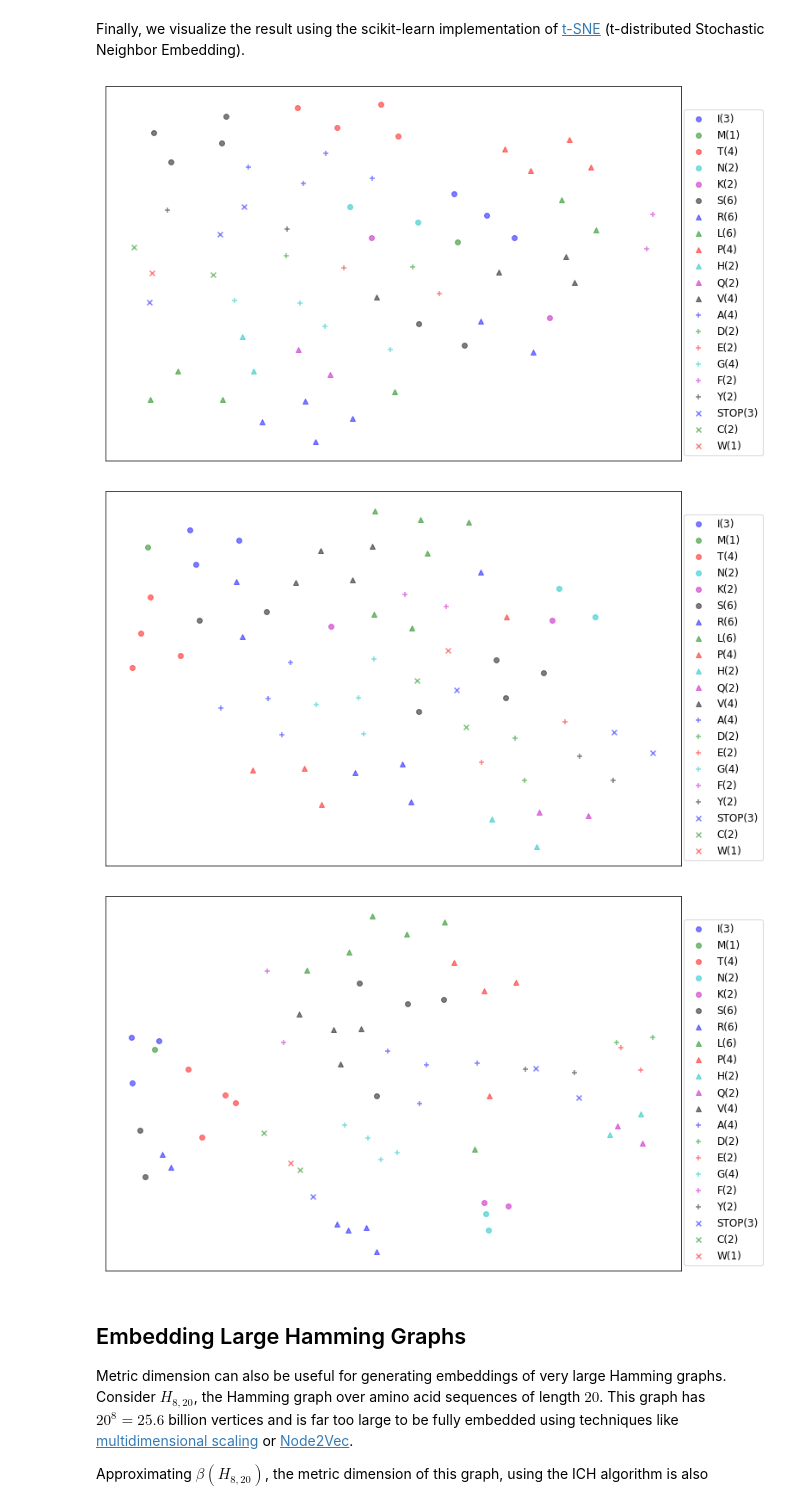
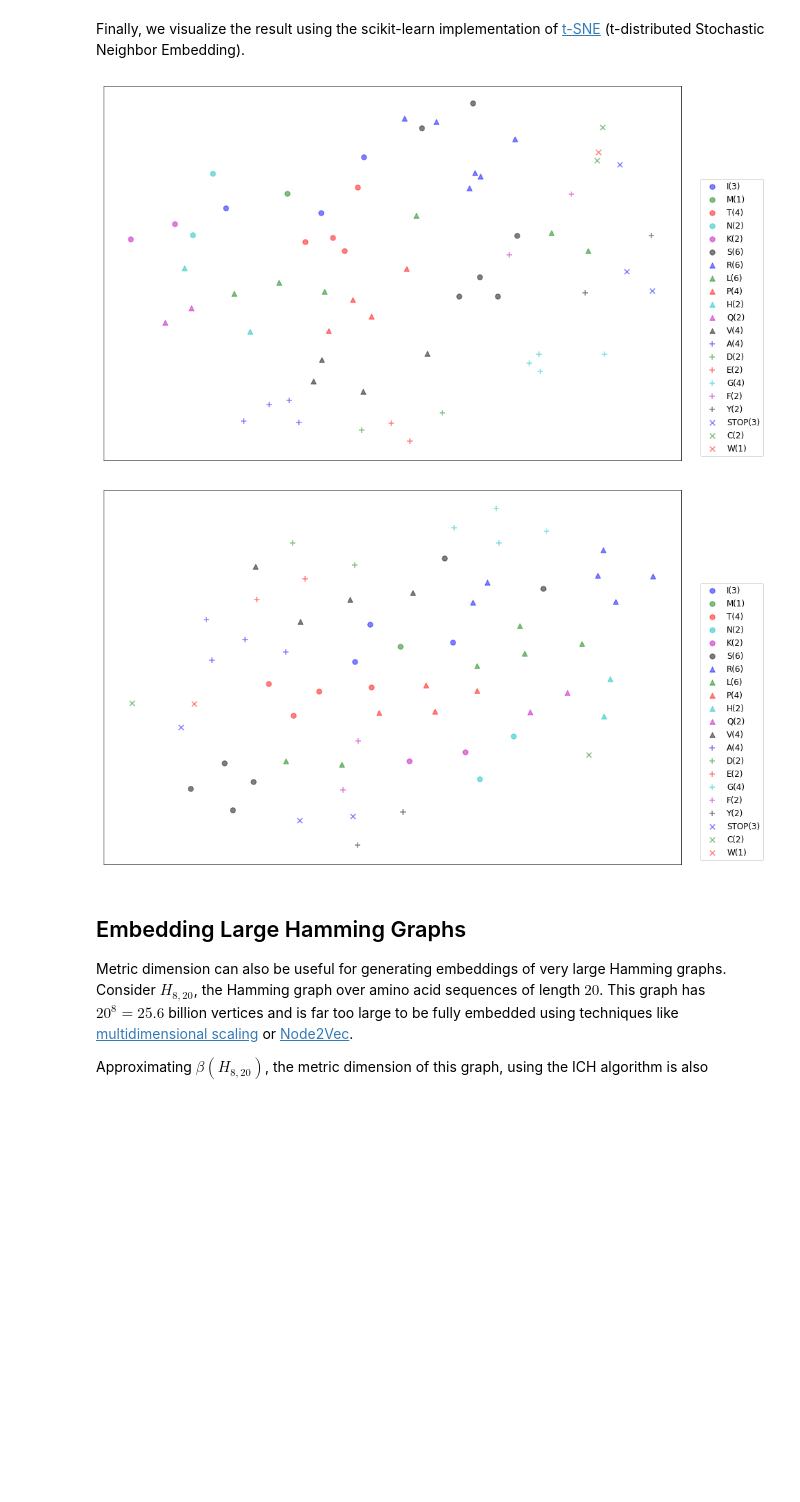
Before and after one commit to riti4538/ACM-BCB-2019-Tutorial, a Jupyter notebook: multilateration-examples.ipynb, the cells around one changed output. Drawn from its saved outputs; the diff is of its cells as text; code cells hidden in the pictures; blank space fills up the shorter version.

```diff
--- a/multilateration-examples.ipynb
+++ b/multilateration-examples.ipynb
@@ -90,45 +90,46 @@ def visualize(locs, groups, textLabels={}, legend=True):
     colors = ['b', 'g', 'r', 'c', 'm', 'k']
     markers = ['o', '^', '+', 'x', '*']
     symb = [(c,m) for m in markers for c in colors]
-    plt.figure(figsize=(12,8))
+    plt.figure(figsize=(15,10))
 
     #plot kmers in the same group together with a common symbol/color
     for i,label in enumerate(groups):
         groupX = [X[kmers.index(kmer)] for kmer in groups[label]]
         groupY = [Y[kmers.index(kmer)] for kmer in groups[label]]
-        plt.scatter(groupX, groupY, s=35, c=symb[i][0], marker=symb[i][1], label=label+'('+str(len(groups[label]))+')', alpha=0.5)
+        plt.scatter(groupX, groupY, s=55, c=symb[i][0], marker=symb[i][1], label=label+'('+str(len(groups[label]))+')', alpha=0.5)
 
     #add any text labels
     for kmer in textLabels:
         plt.annotate(textLabels[kmer], xy=(X[kmers.index(kmer)], Y[kmers.index(kmer)]), xytext=(0,0), textcoords='offset points')
 
     ax = plt.gca()
     ax.get_xaxis().set_ticks([])
     ax.get_yaxis().set_ticks([])
     plt.legend(bbox_to_anchor=(1.15,0), loc='lower right', prop={'size':12})
     plt.show()
 
 codonMap = {'ATA':'I', 'ATC':'I', 'ATT':'I', 'ATG':'M', 'ACA':'T', 'ACC':'T', 'ACG':'T', 'ACT':'T',
             'AAC':'N', 'AAT':'N', 'AAA':'K', 'AAG':'K', 'AGC':'S', 'AGT':'S', 'AGA':'R', 'AGG':'R',
             'CTA':'L', 'CTC':'L', 'CTG':'L', 'CTT':'L', 'CCA':'P', 'CCC':'P', 'CCG':'P', 'CCT':'P',
             'CAC':'H', 'CAT':'H', 'CAA':'Q', 'CAG':'Q', 'CGA':'R', 'CGC':'R', 'CGG':'R', 'CGT':'R',
             'GTA':'V', 'GTC':'V', 'GTG':'V', 'GTT':'V', 'GCA':'A', 'GCC':'A', 'GCG':'A', 'GCT':'A',
             'GAC':'D', 'GAT':'D', 'GAA':'E', 'GAG':'E', 'GGA':'G', 'GGC':'G', 'GGG':'G', 'GGT':'G',
             'TCA':'S', 'TCC':'S', 'TCG':'S', 'TCT':'S', 'TTC':'F', 'TTT':'F', 'TTA':'L', 'TTG':'L',
             'TAC':'Y', 'TAT':'Y', 'TAA':'STOP', 'TAG':'STOP', 'TGC':'C', 'TGT':'C', 'TGA':'STOP', 'TGG':'W'}
 aaMap = {}
 for kmer in codonMap:
     aa = codonMap[kmer]
     if aa not in aaMap: aaMap[aa] = []
     aaMap[aa].append(kmer)
 
-for _ in range(3):
+
+groups = {aa:aaMap[aa] for aa in ['P', 'S', 'L', 'R', 'A']}
+for _ in range(2):
     locs = codonEmbedding(M, RList[np.random.choice(len(RList))])
-    visualize(locs, aaMap, legend=True)
+    visualize(locs, aaMap, legend=True) #try aaMap and groups for labels
 # %% [output]
-[figure, old version]
+[figure, new version]
-[figure, old version]
+[figure, new version]
-[figure, removed]
 # %% [markdown]
 ## Embedding Large Hamming Graphs
 
```
Also changed, not shown: parts of 1 cell of this notebook, 3 other files.
